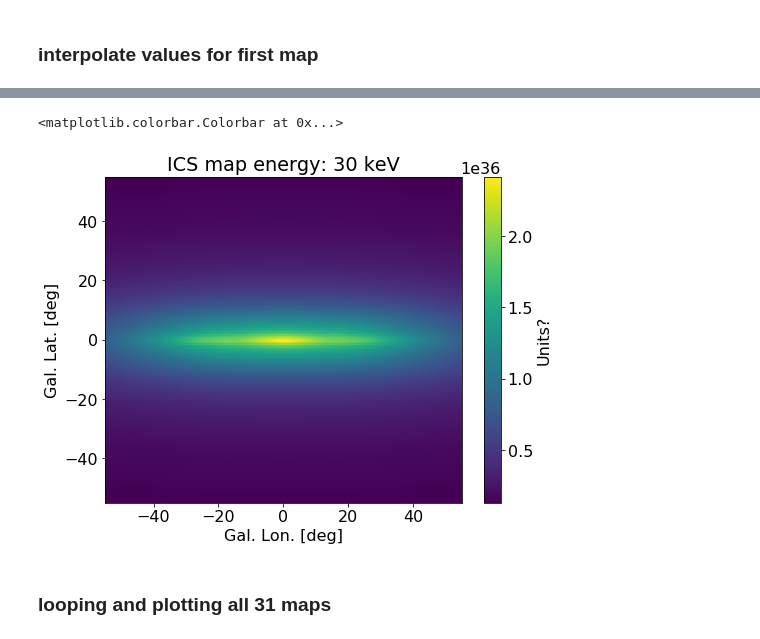
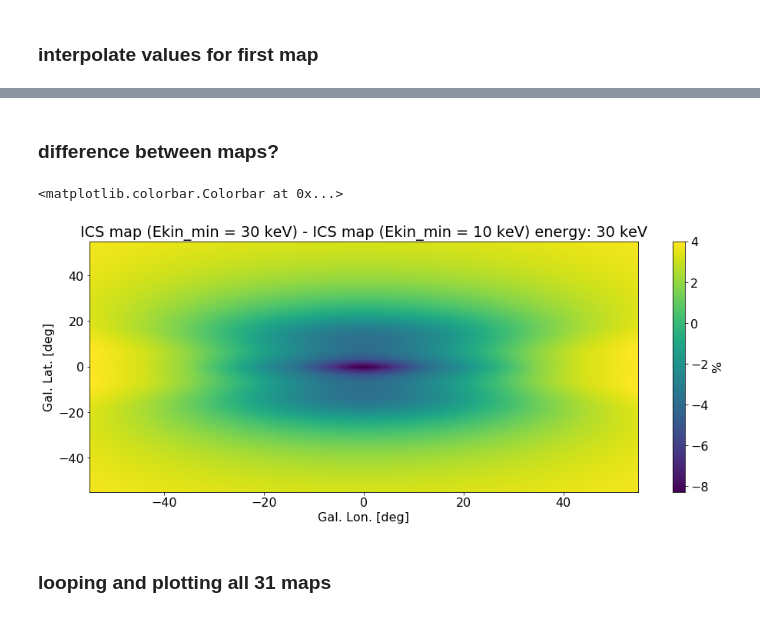
Before and after one commit to tsiegert/PBH, a Jupyter notebook: ICS_templates.ipynb, the cells around one changed output, grey strips where cells are left out. Drawn from its saved outputs; the diff is of its cells as text; code cells hidden in the pictures.

Commit message:
added relative difference example

```diff
--- a/ICS_templates.ipynb
+++ b/ICS_templates.ipynb
@@ -27,6 +27,7 @@ path = '/Users/thomassiegert/python/testing/PBH/ics_template/'
 # %%
 # Loading healpix, Ekin_min = 30 keV
 healpix_Ek30 = fits.open(path+"ics_isotropic_healpix_54_0a050016")
+healpix_Ek10 = fits.open(path+"ics_isotropic_healpix_54_0a050010")
 # %%
 healpix_Ek30.info()
 # %% [output]
@@ -122,6 +123,10 @@ eb = 0
 
 energy = (healpix_Ek30['ENERGIES'].data['MeV'][eb]*u.MeV).to('keV')
 
-fluxes = healpix_Ek30['SKYMAP'].data['Spectra'][:,eb]
-flux_map = hp.interpolate_bilinear_skycoord(coords, fluxes)
-flux_map = flux_map.reshape((n_b, n_l))
+fluxes30 = healpix_Ek30['SKYMAP'].data['Spectra'][:,eb]
+flux_map30 = hp.interpolate_bilinear_skycoord(coords, fluxes30)
+flux_map30 = flux_map30.reshape((n_b, n_l))
+
+fluxes10 = healpix_Ek10['SKYMAP'].data['Spectra'][:,eb]
+flux_map10 = hp.interpolate_bilinear_skycoord(coords, fluxes10)
+flux_map10 = flux_map10.reshape((n_b, n_l))
@@ -128,12 +153,20 @@ flux_map = flux_map.reshape((n_b, n_l))
+# %% [markdown]
+<h3>difference between maps?</h3>
+# %%
+flux_norm = 1e-4
+flux_map30 = flux_map30*flux_norm/np.sum(flux_map30*domega.value)
+flux_map10 = flux_map10*flux_norm/np.sum(flux_map10*domega.value)
 # %%
-plt.pcolormesh(L_ARRg,B_ARRg,flux_map)
+plt.figure(figsize=(16,6))
+
+plt.pcolormesh(L_ARRg,B_ARRg,(flux_map30-flux_map10)/flux_map10*100)
 plt.xlabel('Gal. Lon. [deg]')
 plt.ylabel('Gal. Lat. [deg]')
-plt.title('ICS map energy: {0:1.0f}'.format(energy))
-plt.colorbar(label='Units?')
+plt.title(r'ICS map (Ekin_min = 30 keV) - ICS map (Ekin_min = 10 keV) energy: {0:1.0f}'.format(energy))
+plt.colorbar(label='%')
 # %% [output]
 <matplotlib.colorbar.Colorbar at 0x...>
-[figure, old version]
+[figure, new version]
 # %% [markdown]
 <h3>looping and plotting all 31 maps</h3>
 # %%
```
Also changed, not shown: parts of 1 cell of this notebook.
